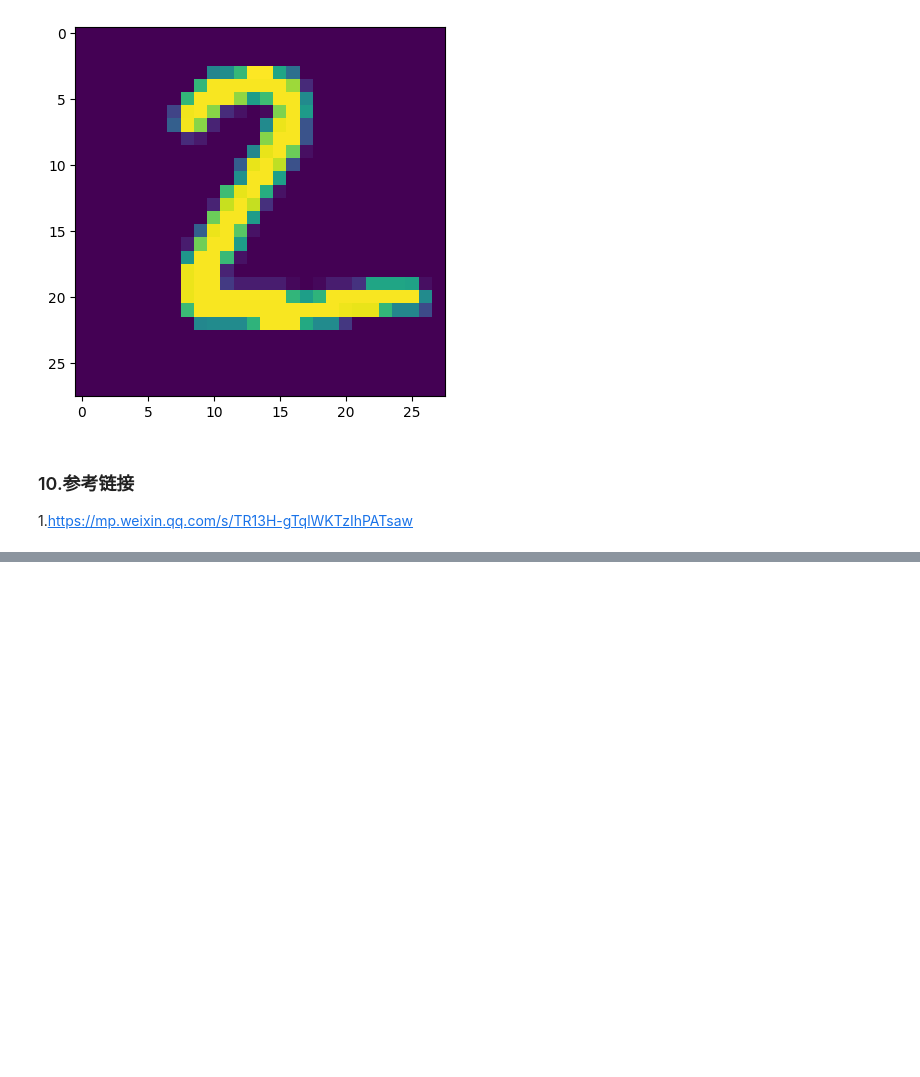
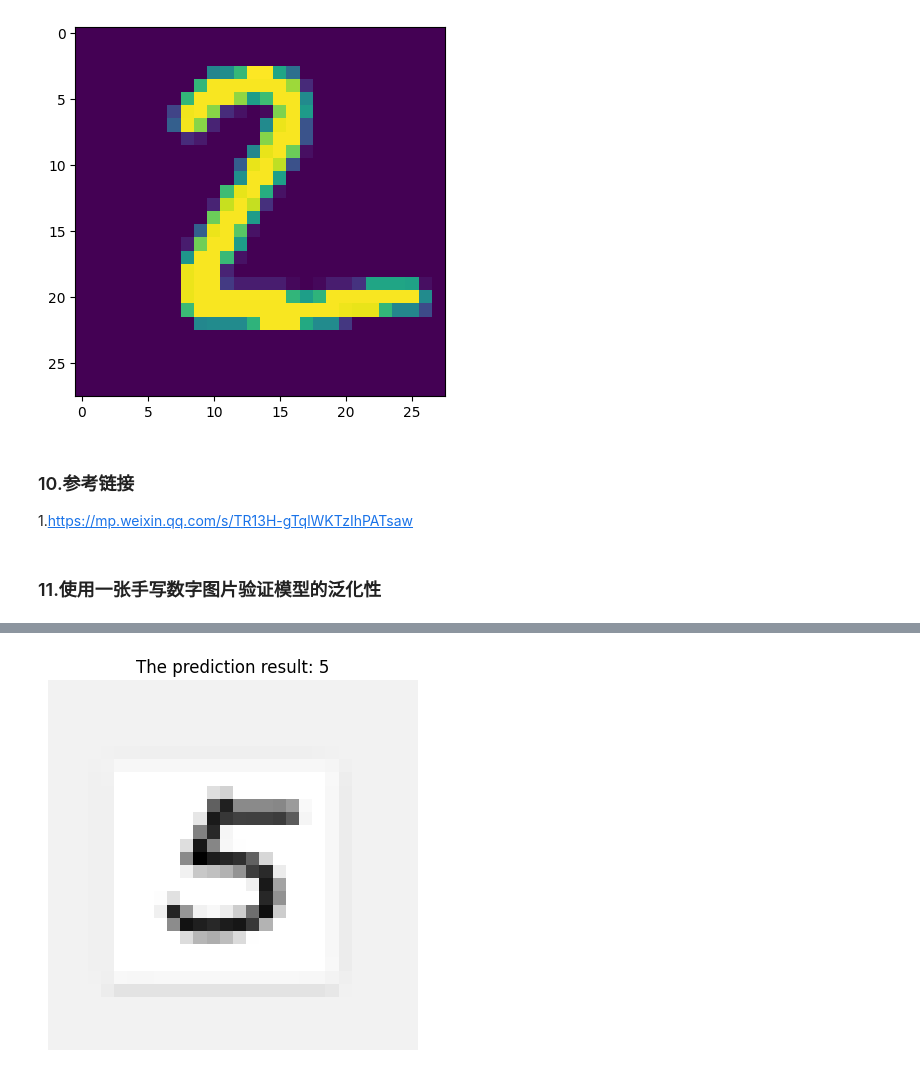
Before and after one commit to Elizerbath/Deep_Learning_Project, a Jupyter notebook: Day 1 使用LeNet-5实现MNIST手写数字识别.ipynb, the cells around one changed output, grey strips where cells are left out. Saved outputs shown, nothing was run; the diff lists cells and outputs as text; code cells hidden in the pictures; blank space fills up the shorter version.

```diff
--- a/Day 1 使用LeNet-5实现MNIST手写数字识别.ipynb
+++ b/Day 1 使用LeNet-5实现MNIST手写数字识别.ipynb
@@ -145,3 +147,26 @@ plt.imshow(test_images[1])
 ### 10.参考链接
 
 1.https://mp.weixin.qq.com/s/TR13H-gTqlWKTzIhPATsaw
+# %% [markdown]
+### 11.使用一张手写数字图片验证模型的泛化性
+# %%
+from PIL import Image
+
+img = Image.open("my_digit.png").convert("L") #读取自己画的图片
+# %%
+img = img.resize((28, 28)) #输入尺寸改成 28x28
+img_array = np.array(img) #转成numpy数组
+
+img_array = img_array / 255.0 #归一化处理
+img_input = img_array.reshape(1, 28, 28, 1) #扩展维度，适应模型输入
+
+#模型预测
+prediction = model.predict(img_input)
+predicted_digit = np.argmax(prediction)
+
+#显示结果
+plt.imshow(img_array, cmap='gray')
+plt.axis('off')
+plt.title(f"The prediction result: {predicted_digit}")
+plt.show()
+# %% [output]
@@ -147,0 +174 @@ plt.imshow(test_images[1])
+[figure, added]
```
Also changed, not shown: parts of 2 cells of this notebook.
